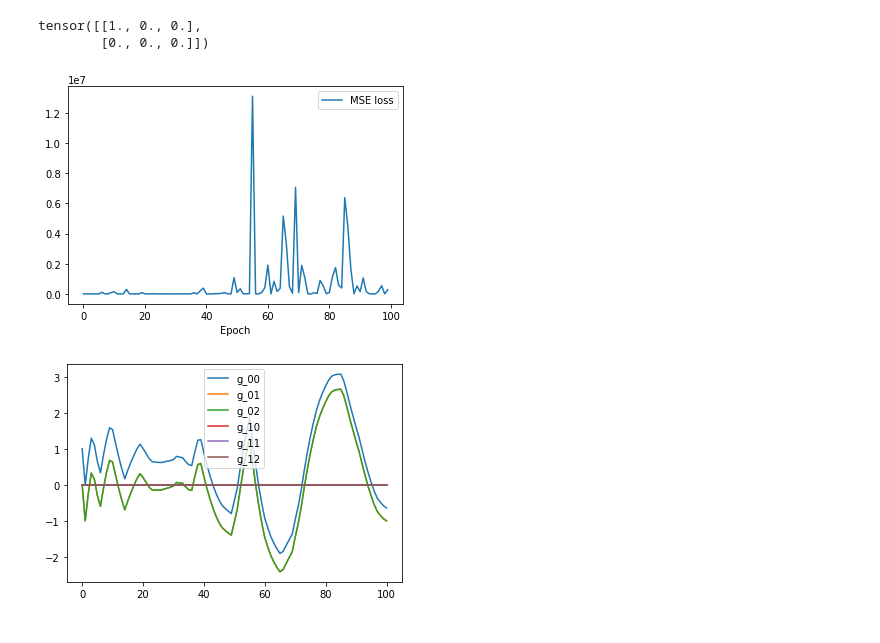
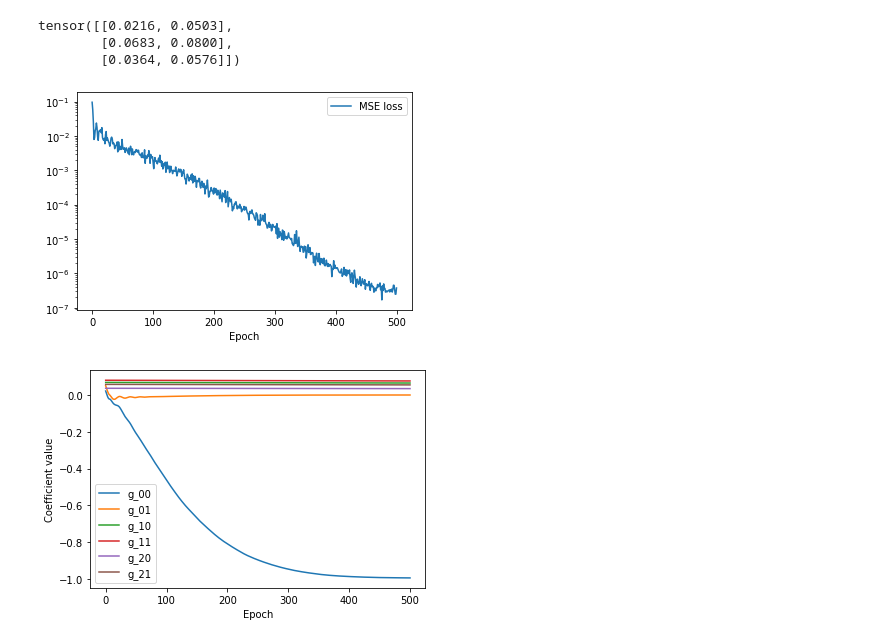
Before and after one commit to rikab/RDF, a Jupyter notebook: old/optimizing_coeffs.ipynb, the cells around one changed output. Cells and saved outputs as stored; diff of their text form; code cells hidden in the pictures.

```diff
--- a/old/optimizing_coeffs.ipynb
+++ b/old/optimizing_coeffs.ipynb
@@ -19,8 +30,8 @@ N_integrator = 500
 
 def f(t, alpha, g_coeffs, mstar):
     M,N = g_coeffs.shape
-    g_star = alpha**mstar * sum([g_coeffs[0,n]*torch.pow(t,n) for n in range(N) ])
-    g_higher = sum([alpha**(mstar + m) * g_coeffs[m,n]*torch.pow(t,n) for n in range(N) for m in range(1,M) ])
+    g_star = alpha**mstar * torch.abs(sum([g_coeffs[0,n]*torch.pow(t,n).to(device)/torch.tensor(np.math.factorial(n), device=device) for n in range(N) ]))
+    g_higher = sum([alpha**(mstar + m) * g_coeffs[m,n]*torch.pow(t,n).to(device)/torch.tensor((np.math.factorial(n)*np.math.factorial(m)), device=device) for n in range(N) for m in range(1,M) ])
     return g_star*torch.exp(-g_higher)
 
 
@@ -36,6 +47,6 @@ def q(t, alpha, g_coeffs, mstar):
 
     exp_term = torch.tensor([intfunc(tt) for tt in t])
 
-    return f_of_t(t)*torch.exp(-exp_term)
+    return f_of_t(t)*torch.exp(-exp_term).to(device)
 # %%
 
@@ -83,0 +63,26 @@ plt.show()
+# %%
+# choose data distribution
+
+xlim = 100
+nbins = 80
+
+t_bins = torch.linspace(0, xlim, nbins)
+t_bin_centers = 0.5*(t_bins[1:] + t_bins[:-1])
+
+
+def get_pdf(alpha):
+
+    y = torch.full(t_bin_centers.shape, alpha, device=device)
+    #y += torch.normal(mean=0,std=0.0001, size=t_bin_centers.shape)
+
+    return y
+
+
+plt.figure()
+for alpha in [0.1, 0.05, 0.01]:
+    plt.plot(t_bin_centers,  get_pdf(alpha).detach().cpu().numpy(), label = f"alpha={alpha}")
+plt.legend()
+plt.xlim(0, xlim)
+plt.xlabel("t")
+plt.ylabel("pdf")
+plt.show()
@@ -85,14 +92,14 @@ plt.show()
 # Initialize the g_coefficients
 
 mstar = 1
-g_coeffs_to_fit = torch.rand(size=(2,2)).float()
-
-g_coeffs_to_fit = torch.tensor(np.array([[1, 0, 0], [0,0,0]])).float()
+g_coeffs_to_fit = 0.1*torch.rand(size=(3,2)).float()
+#g_coeffs_to_fit = torch.tensor(np.array([[1, 0, 0], [0,0, 0],[0,0, 0]]), device=device).float()
 
 print(g_coeffs_to_fit)
 # %% [output]
-tensor([[1., 0., 0.],
-        [0., 0., 0.]])
+tensor([[0.0216, 0.0503],
+        [0.0683, 0.0800],
+        [0.0364, 0.0576]])
 # %%
 from torch.autograd.functional import jacobian
 
@@ -175,22 +188,24 @@ losses, g_coeffs_log = train(epochs, lr = 1)
 # %%
 plt.figure()
 
 plt.plot(losses, label = "MSE loss")
-#plt.plot(losses_deriv, label = "deriv loss")
 plt.legend()
+plt.yscale("log")
 
 plt.xlabel("Epoch")
 plt.show()
 
 plt.figure()
 for m in range(g_coeffs_log.shape[1]):
     for n in range(g_coeffs_log.shape[2]):
 
         plt.plot(g_coeffs_log[:,m,n], label = f"g_{m}{n}")
 
 plt.legend()
+plt.xlabel("Epoch")
+plt.ylabel("Coefficient value")
 plt.show()
 # %% [output]
-[figure, old version]
+[figure, new version]
-[figure, old version]
+[figure, new version]
 # %%
```
Also changed, not shown: parts of 8 cells of this notebook.
